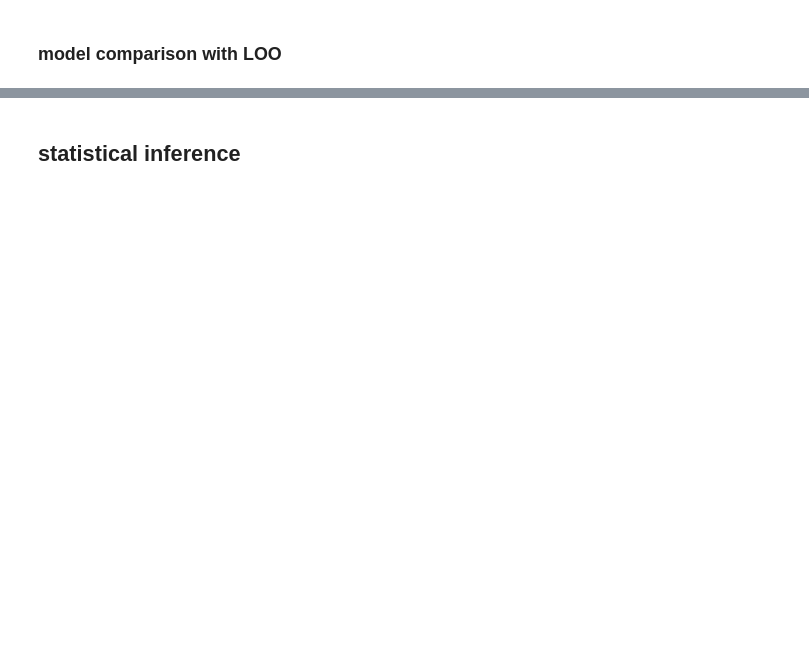
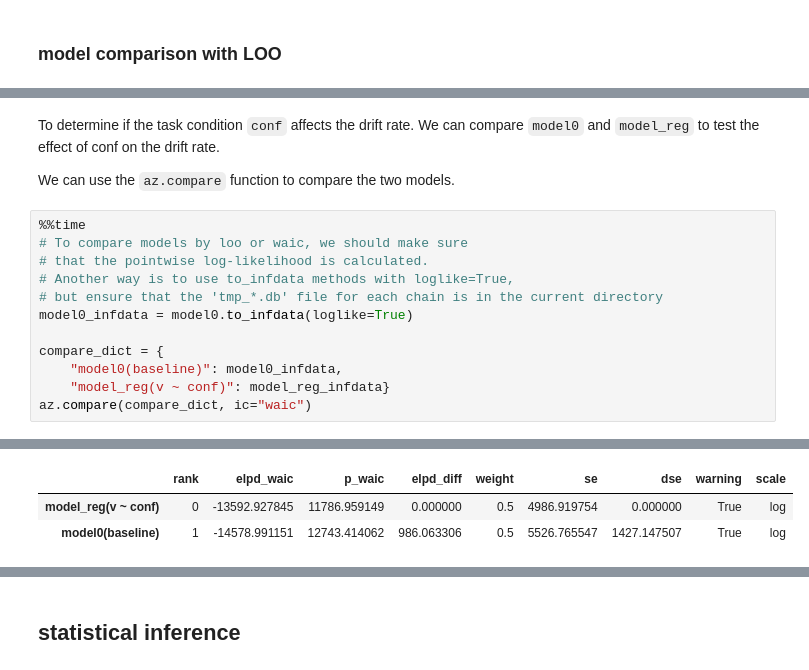
Before and after one commit to hcp4715/dockerHDDM, a Jupyter notebook: dockerHDDM_Quick_View.ipynb, the cells around one changed output, grey strips where cells are left out. Cells and saved outputs as stored; diff of their text form; blank space fills up the shorter version.

Commit message:
test main notebooks

```diff
--- a/dockerHDDM_Quick_View.ipynb
+++ b/dockerHDDM_Quick_View.ipynb
@@ -236,0 +197,17 @@ Wall time: 2.55 s
+# %% [markdown]
+To determine if the task condition `conf` affects the drift rate. We can compare `model0` and `model_reg` to test the effect of conf on the drift rate.
+
+We can use the `az.compare` function to compare the two models.
+# %%
+%%time
+# To compare models by loo or waic, we should make sure
+# that the pointwise log-likelihood is calculated.
+# Another way is to use to_infdata methods with loglike=True,
+# but ensure that the 'tmp_*.db' file for each chain is in the current directory
+model0_infdata = model0.to_infdata(loglike=True)
+
+compare_dict = {
+    "model0(baseline)": model0_infdata,
+    "model_reg(v ~ conf)": model_reg_infdata}
+az.compare(compare_dict, ic="waic")
+# %% [output]
@@ -236,0 +219,3 @@ Wall time: 2.55 s
+|  | rank | elpd_waic | p_waic | elpd_diff | weight | se | dse | warning | scale |
+| model_reg(v ~ conf) | 0 | -13592.927845 | 11786.959149 | 0.000000 | 0.5 | 4986.919754 | 0.000000 | True | log |
+| model0(baseline) | 1 | -14578.991151 | 12743.414062 | 986.063306 | 0.5 | 5526.765547 | 1427.147507 | True | log |
```
Also changed, not shown: parts of 19 cells of this notebook.
